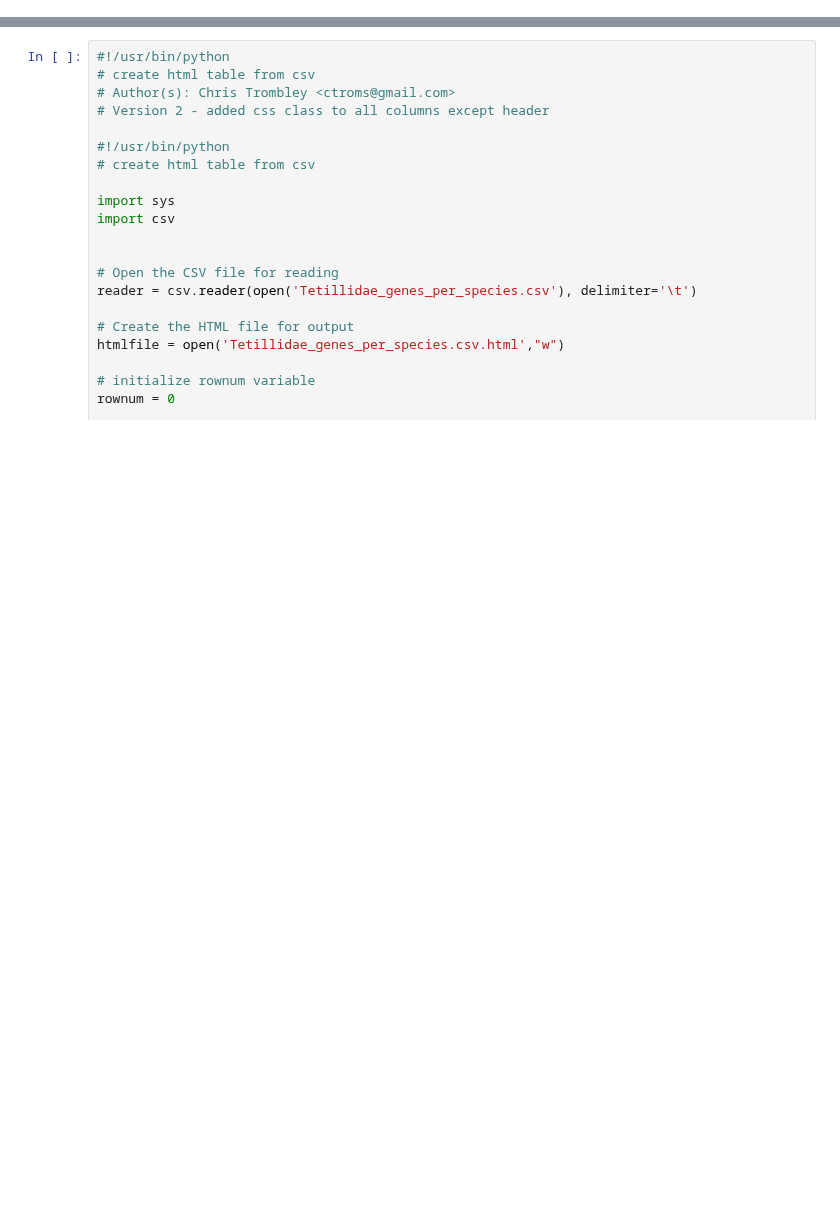
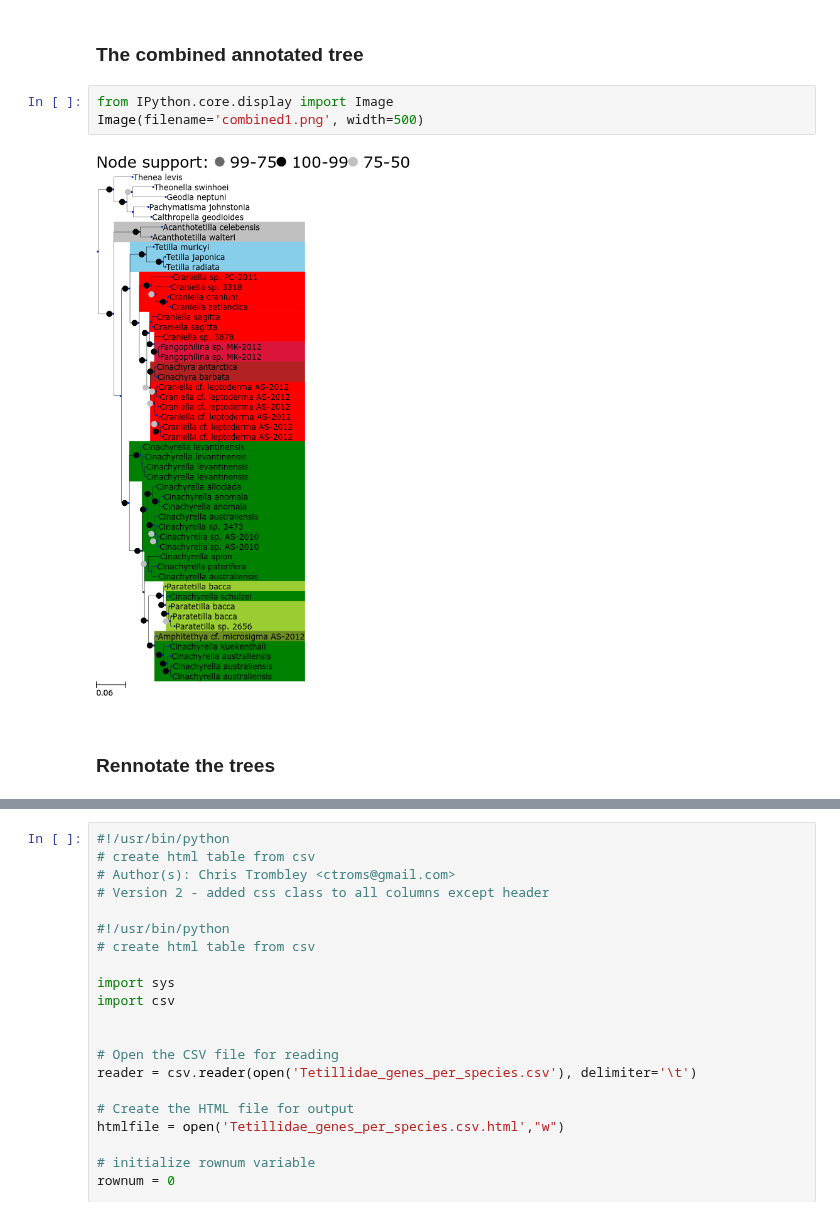
Before and after one commit to HullUni-bioinformatics/ReproPhylo, a Jupyter notebook: parse_embl_genbank.ipynb, the cells around one changed output, grey strips where cells are left out. Drawn from its saved outputs; the diff is of its cells as text; blank space fills up the shorter version.

```diff
--- a/parse_embl_genbank.ipynb
+++ b/parse_embl_genbank.ipynb
@@ -610,0 +394,9 @@ Test passed.
+# %% [markdown]
+### The combined annotated tree
+# %%
+from IPython.core.display import Image
+Image(filename='combined1.png', width=500)
+# %% [output]
+[figure, added]
+# %% [markdown]
+### Rennotate the trees
```
Also changed, not shown: parts of 44 cells of this notebook, 4 other files.
